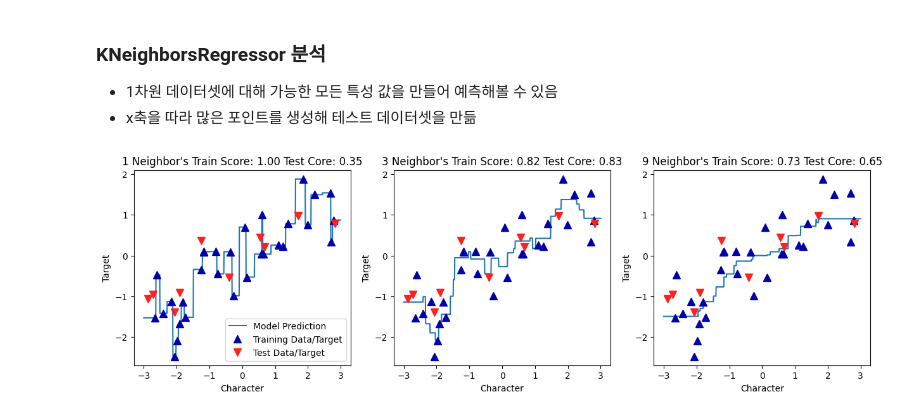
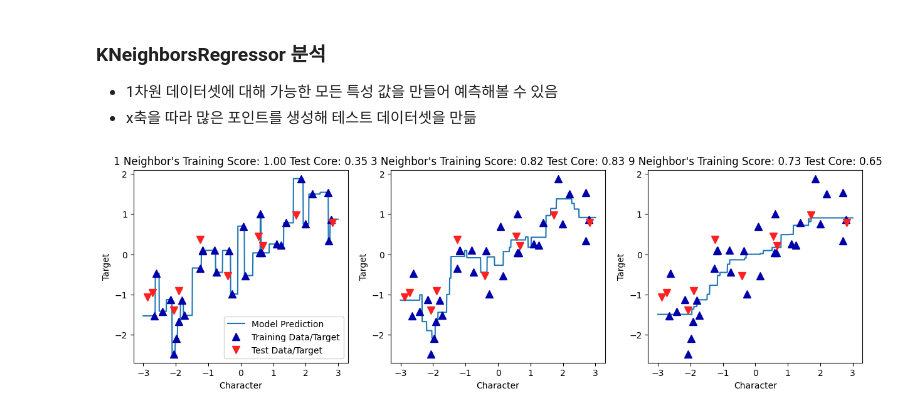
Before and after one commit to haribo09876/MachineLearning, a Jupyter notebook: 02. SupervisedLearning/03. SupervisedLearningAlgorithm.ipynb, the cells around one changed output. Drawn from its saved outputs; the diff is of its cells as text; code cells hidden in the pictures.

```diff
--- a/02. SupervisedLearning/03. SupervisedLearningAlgorithm.ipynb
+++ b/02. SupervisedLearning/03. SupervisedLearningAlgorithm.ipynb
@@ -206,21 +206,21 @@ print("테스트 세트 R^2: {:.2f}".format(reg.score(X_test, y_test)))
 # %%
 fig, axes = plt.subplots(1, 3, figsize=(15, 4))
 # -3과 3 사이에 1000개의 데이터 포인트를 만듦
 line = np.linspace(-3, 3, 1000).reshape(-1, 1)
 for n_neighbors, ax in zip([1, 3, 9], axes):
   # 1, 3, 9 이웃을 사용한 예측을 함
   reg = KNeighborsRegressor(n_neighbors=n_neighbors)
   reg.fit(X_train, y_train)
   ax.plot(line, reg.predict(line))
   ax.plot(X_train, y_train, '^', c=mglearn.cm2(0), markersize=8)
   ax.plot(X_test, y_test, 'v', c=mglearn.cm2(1), markersize=8)
 
-  ax.set_title("{} Neighbor's Train Score: {:.2f} Test Core: {:.2f}".format(
+  ax.set_title("{} Neighbor's Training Score: {:.2f} Test Core: {:.2f}".format(
     n_neighbors, reg.score(X_train, y_train),
     reg.score(X_test, y_test)))
   ax.set_xlabel("Character")
   ax.set_ylabel("Target")
 axes[0].legend(["Model Prediction", "Training Data/Target",
                 "Test Data/Target"], loc="best");
 # %% [output]
-[figure, old version]
+[figure, new version]
```
Also changed, not shown: parts of 24 cells of this notebook.
